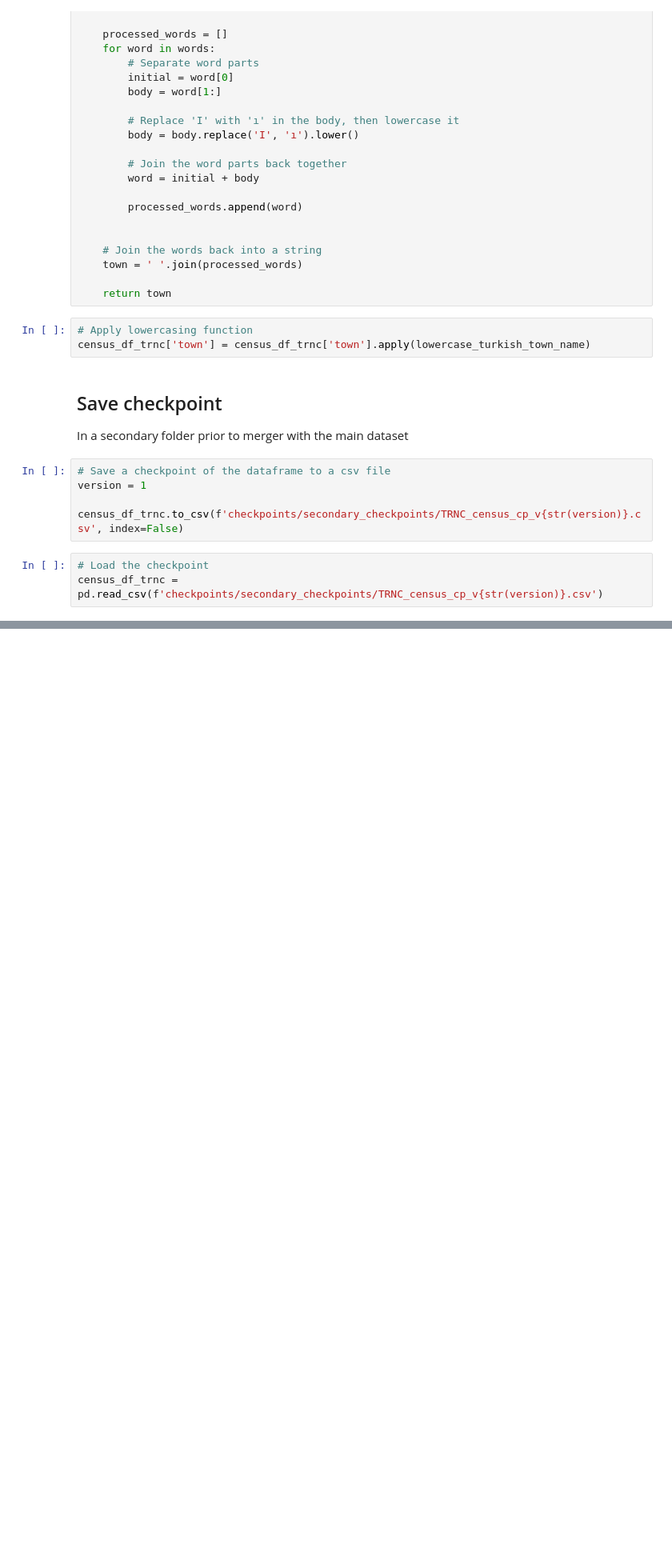
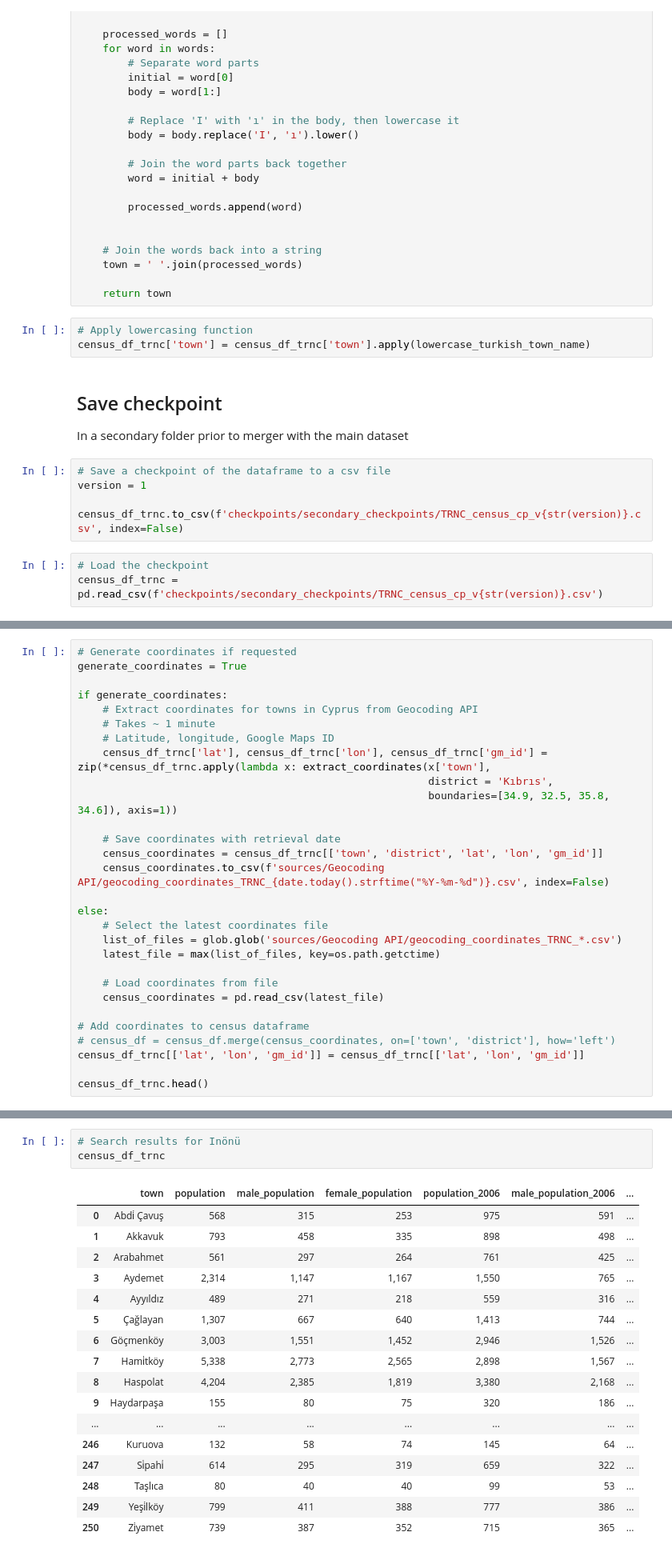
Before and after one commit to jgchaparro/CyprusDB, a Jupyter notebook: CyprusDB_generation.ipynb, the cells around one changed output, grey strips where cells are left out. Shown at 80% size. Cells and saved outputs as stored; diff of their text form; blank space fills up the shorter version.

Commit message:
Adding option to save results for TRNC census

```diff
--- a/CyprusDB_generation.ipynb
+++ b/CyprusDB_generation.ipynb
@@ -517,0 +634,29 @@ census_df_trnc = pd.read_csv(f'checkpoints/secondary_checkpoints/TRNC_census_cp_
+# %%
+# Generate coordinates if requested
+generate_coordinates = True
+
+if generate_coordinates:
+    # Extract coordinates for towns in Cyprus from Geocoding API
+    # Takes ~ 1 minute
+    # Latitude, longitude, Google Maps ID
+    census_df_trnc['lat'], census_df_trnc['lon'], census_df_trnc['gm_id'] = zip(*census_df_trnc.apply(lambda x: extract_coordinates(x['town'],
+                                                        district = 'Kıbrıs',
+                                                        boundaries=[34.9, 32.5, 35.8, 34.6]), axis=1))
+
+    # Save coordinates with retrieval date
+    census_coordinates = census_df_trnc[['town', 'district', 'lat', 'lon', 'gm_id']]
+    census_coordinates.to_csv(f'sources/Geocoding API/geocoding_coordinates_TRNC_{date.today().strftime("%Y-%m-%d")}.csv', index=False)
+
+else:
+    # Select the latest coordinates file
+    list_of_files = glob.glob('sources/Geocoding API/geocoding_coordinates_TRNC_*.csv')
+    latest_file = max(list_of_files, key=os.path.getctime)
+
+    # Load coordinates from file
+    census_coordinates = pd.read_csv(latest_file)
+
+# Add coordinates to census dataframe
+# census_df = census_df.merge(census_coordinates, on=['town', 'district'], how='left')
+census_df_trnc[['lat', 'lon', 'gm_id']] = census_df_trnc[['lat', 'lon', 'gm_id']]
+
+census_df_trnc.head()
@@ -517,0 +685,21 @@ census_df_trnc = pd.read_csv(f'checkpoints/secondary_checkpoints/TRNC_census_cp_
+# %%
+# Search results for Inönü
+census_df_trnc
+# %% [output]
+|  | town | population | male_population | female_population | population_2006 | male_population_2006 | ... |
+| 0 | Abdi̇ Çavuş | 568 | 315 | 253 | 975 | 591 | ... |
+| 1 | Akkavuk | 793 | 458 | 335 | 898 | 498 | ... |
+| 2 | Arabahmet | 561 | 297 | 264 | 761 | 425 | ... |
+| 3 | Aydemet | 2,314 | 1,147 | 1,167 | 1,550 | 765 | ... |
+| 4 | Ayyıldız | 489 | 271 | 218 | 559 | 316 | ... |
+| 5 | Çağlayan | 1,307 | 667 | 640 | 1,413 | 744 | ... |
+| 6 | Göçmenköy | 3,003 | 1,551 | 1,452 | 2,946 | 1,526 | ... |
+| 7 | Hami̇tköy | 5,338 | 2,773 | 2,565 | 2,898 | 1,567 | ... |
+| 8 | Haspolat | 4,204 | 2,385 | 1,819 | 3,380 | 2,168 | ... |
+| 9 | Haydarpaşa | 155 | 80 | 75 | 320 | 186 | ... |
+| ... | ... | ... | ... | ... | ... | ... | ... |
+| 246 | Kuruova | 132 | 58 | 74 | 145 | 64 | ... |
+| 247 | Si̇pahi̇ | 614 | 295 | 319 | 659 | 322 | ... |
+| 248 | Taşlıca | 80 | 40 | 40 | 99 | 53 | ... |
+| 249 | Yeşi̇lköy | 799 | 411 | 388 | 777 | 386 | ... |
+| 250 | Zi̇yamet | 739 | 387 | 352 | 715 | 365 | ... |
```
Also changed, not shown: parts of 4 cells of this notebook.
